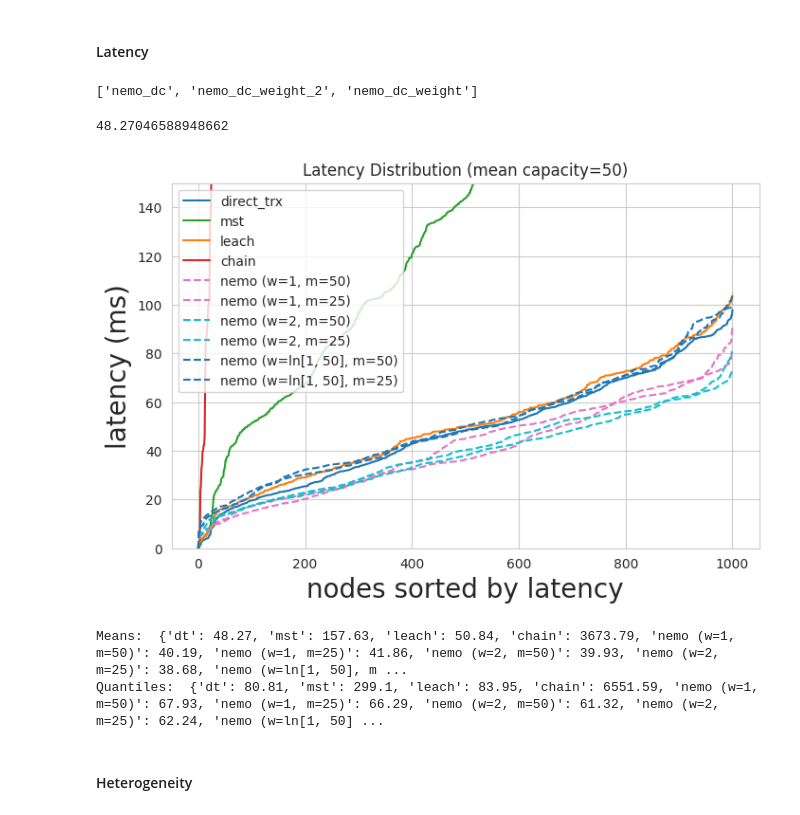
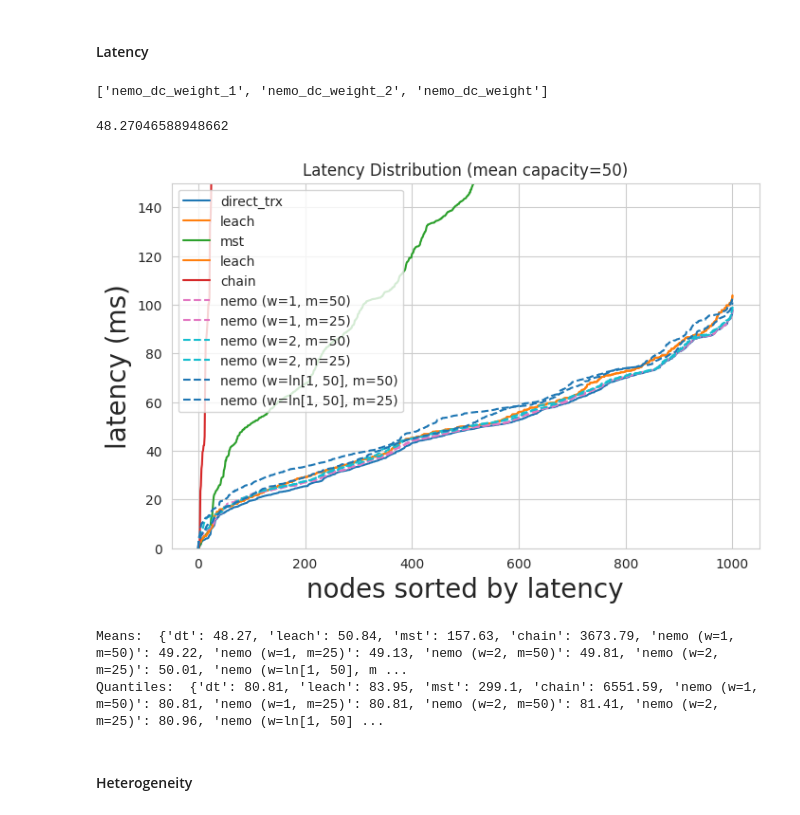
Before and after one commit to xchatzil/NEMO, a Jupyter notebook: notebooks/ASimulations.ipynb, the cells around one changed output. Cells and saved outputs as stored; diff of their text form; code cells hidden in the pictures.

```diff
--- a/notebooks/ASimulations.ipynb
+++ b/notebooks/ASimulations.ipynb
@@ -375,6 +372,8 @@ eval_matrix["leach"] = df_stats.copy()
 # %% [markdown]
 ### Identify parameters
 # %%
+skip = True
+
 # fixed params
 max_levels = 50
 slot_col = "capacity_1"
@@ -393,6 +392,8 @@ perc_lat_values = np.zeros_like(X)
 mean_lat_values = np.zeros_like(X)
 
 for i in range(num_points):
+    if skip:
+        break
     for j in range(num_points):
         eval_dict, df_dict, opt_dict, limits_dict = evaluate_nemo(prim_df, [slot_col], weight_col, merge_factor=X[i, j],
                                                                   step_size=Y[i, j], max_levels=max_levels,
@@ -1020,13 +972,13 @@ eval_matrix["nemo_dc"].keys()
 dict_keys(['capacity_100', 'capacity_90', 'capacity_80', 'capacity_70', 'capacity_60', 'capacity_50', 'capacity_40', 'capacity_30', 'capacity_20', 'capacity_10', 'capacity_5', 'capacity_1'])
 # %%
 aggregation_fams = ["dt", "leach", "mst", "chain"]
-heterogen_appr = ['nemo_dc', 'nemo_dc_weight_2', 'nemo_dc_weight']
+heterogen_appr = ['nemo_dc_weight_1', 'nemo_dc_weight_2', 'nemo_dc_weight']
 # %% [markdown]
 #### Latency
 # %%
 heterogen_appr
 # %% [output]
-['nemo_dc', 'nemo_dc_weight_2', 'nemo_dc_weight']
+['nemo_dc_weight_1', 'nemo_dc_weight_2', 'nemo_dc_weight']
 # %%
 eval_colors = {
     "dt": colors[0],
@@ -1040,16 +992,16 @@ eval_colors = {
     "nemo_rc": colors[5],
     "nemo_rc_base": colors[5],
     "nemo (rdm groups)_base": colors[5],
-    "nemo_dc": colors[6],
     "NEMO+redistribution": colors[6],
     "nemo_pen": colors[7],
     "nemo_pen_base": colors[8],
+    "nemo_dc_weight_1": colors[6],
     "nemo_dc_weight_2": colors[9],
     "nemo_dc_weight": colors[10]
 }
 
 renaming_dict = {
-    "nemo_dc": "nemo (w=1,",
+    "nemo_dc_weight_1": "nemo (w=1,",
     "nemo_dc_weight_2": "nemo (w=2,",
     "nemo_dc_weight": "nemo (w=ln[1, 50],",
     "capacity_100": "m=" + first_med_label,
@@ -1059,13 +1011,15 @@ renaming_dict = {
 eval_matrix["dt"]["latency_distribution"].mean()
 # %% [output]
 48.27046588948662
+# %%
+min_lat = eval_matrix["dt"]["latency_distribution"]
 # %%
 fig, ax1 = plt.subplots(1, 1, figsize=(8, 5), sharey="all")
 quant_dict = {}
 mean_dict = {}
 
 #plot baselines
-for l in ["dt", "mst", "leach", "chain"]:
+for l in ["dt", "leach", "mst", "leach", "chain"]:
     orl = l
     sv = eval_matrix[l]["latency_distribution"].sort_values()
     #print("Mean latency ", l, ": ", round(eval_matrix[l]["latency_distribution"].mean(), 2))
@@ -1079,37 +1033,42 @@ for l in ["dt", "mst", "leach", "chain"]:
 for approach in heterogen_appr:
     cl = approach
     emat = eval_matrix[approach]
 
     for capacity, df in emat.items():
         if capacity not in ["capacity_100", "capacity_1"]:
             continue
         l = renaming_dict[approach] + " " + renaming_dict[capacity] + ")"
 
-        sv = df["latency_distribution"].sort_values()
+        sv = df["latency_distribution"]
+        # sanity check
+        if ((sv - min_lat) < 0).any():
+            print("Error!!!! Negative latency values")
+
+        sv = sv.sort_values()
         quant_dict[l] = round(sv.quantile(0.9), 2)
         mean_dict[l] = round(sv.mean(), 2)
         sv.plot(ax=ax1, use_index=False, label=l, color=eval_colors[cl], linestyle="--")
 
 ax1.set_xlabel('nodes sorted by latency')
 ax1.set_ylabel('latency (ms)')
 
 ax1.legend(loc="upper left", prop={'size': 10})
 # Display a figure.
 plt.ylim([0, 150])
 
 ax1.yaxis.label.set_size(20)
 ax1.xaxis.label.set_size(20)
 
 plt.savefig("plots/sim_1000/eval_latency.svg")
 
 ax1.set_title('Latency Distribution (mean capacity=' + str(avg) + ")")
 plt.show()
 print("Means: ", mean_dict)
 print("Quantiles: ", quant_dict)
 # %% [output]
-[figure, old version]
+[figure, new version]
-Means:  {'dt': 48.27, 'mst': 157.63, 'leach': 50.84, 'chain': 3673.79, 'nemo (w=1, m=50)': 40.19, 'nemo (w=1, m=25)': 41.86, 'nemo (w=2, m=50)': 39.93, 'nemo (w=2, m=25)': 38.68, 'nemo (w=ln[1, 50], m ...
-Quantiles:  {'dt': 80.81, 'mst': 299.1, 'leach': 83.95, 'chain': 6551.59, 'nemo (w=1, m=50)': 67.93, 'nemo (w=1, m=25)': 66.29, 'nemo (w=2, m=50)': 61.32, 'nemo (w=2, m=25)': 62.24, 'nemo (w=ln[1, 50] ...
+Means:  {'dt': 48.27, 'leach': 50.84, 'mst': 157.63, 'chain': 3673.79, 'nemo (w=1, m=50)': 49.22, 'nemo (w=1, m=25)': 49.13, 'nemo (w=2, m=50)': 49.81, 'nemo (w=2, m=25)': 50.01, 'nemo (w=ln[1, 50], m ...
+Quantiles:  {'dt': 80.81, 'leach': 83.95, 'mst': 299.1, 'chain': 6551.59, 'nemo (w=1, m=50)': 80.81, 'nemo (w=1, m=25)': 80.81, 'nemo (w=2, m=50)': 81.41, 'nemo (w=2, m=25)': 80.96, 'nemo (w=ln[1, 50] ...
 # %% [markdown]
 #### Heterogeneity
 # %%
```
Also changed, not shown: parts of 27 cells of this notebook, 11 other files.
